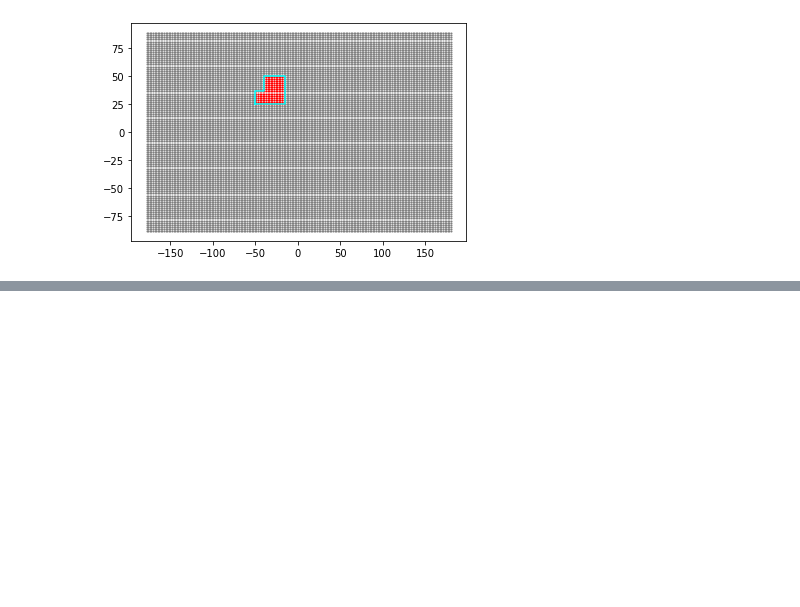
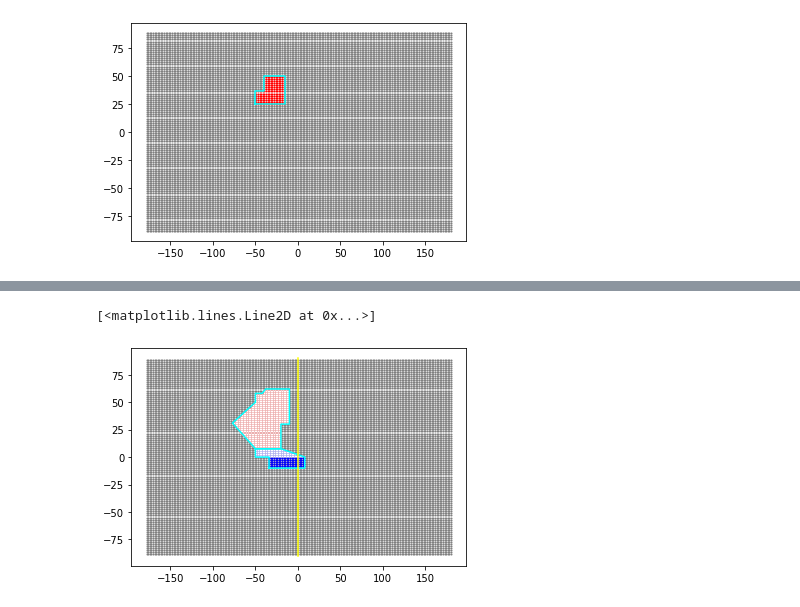
Before and after one commit to MarcoLandtHayen/climate_index_collection, a Jupyter notebook: notebooks/2022-08-25_shapely_masking_PoC.ipynb, the cells around one changed output, grey strips where cells are left out. Cells and saved outputs as stored; diff of their text form; code cells hidden in the pictures; blank space fills up the shorter version.

Commit message:
Allows MultiPolygons and deals with Greenwich-crossing shapes

```diff
--- a/notebooks/2022-08-25_shapely_masking_PoC.ipynb
+++ b/notebooks/2022-08-25_shapely_masking_PoC.ipynb
@@ -35,3 +23,6 @@ Data variables:
+# %%
+ds_FOCI = load_data_set(data_path="../data/test_data/", data_source_name="FOCI")
+sst_mean = ds_FOCI["sea-surface-temperature"].mean("time")
 # %%
 NASS_box_lon_lat = Polygon(
     [(-50, 25), (-15, 25), (-15, 50), (-40, 50), (-40, (25+50)//2), (-50, (25+50)//2)]
@@ -71,0 +79,43 @@ plt.plot(*NASS_box_lon_lat.exterior.xy, "cyan")
+# %%
+mask_NAO = xr.DataArray(
+    np.reshape(
+        [
+            NAO_polygon.contains(Point(_lon, _lat))
+            for _lon, _lat in zip(np.ravel(lon_2d), np.ravel(lat_2d))
+        ],
+        lon_2d.shape,
+    ),
+    dims=lon_2d.dims,
+    coords=lon_2d.coords,
+)
+mask_EAO = xr.DataArray(
+    np.reshape(
+        [
+            EAO_polygon.contains(Point(_lon, _lat))
+            for _lon, _lat in zip(np.ravel(lon_2d), np.ravel(lat_2d))
+        ],
+        lon_2d.shape,
+    ),
+    dims=lon_2d.dims,
+    coords=lon_2d.coords,
+)
+
+mask_Atlantik = (mask_EAO | mask_NAO) & spatial_mask(
+    sst_mean,
+    lat_north = 70,
+    lat_south = 0,
+    lon_west = -90,
+    lon_east = 15)
+
+prime_meridian = LineString([(0,90), (0,-90)])
+# %%
+plt.scatter(lon_2d, lat_2d, s=1, c="gray")
+plt.scatter(lon_2d.where(mask_NAO), lat_2d.where(mask_NAO), s=1, c="r")
+plt.plot(*NAO_polygon.exterior.xy, "cyan")
+plt.scatter(lon_2d.where(mask_EAO), lat_2d.where(mask_EAO), s=1, c="b")
+plt.plot(*EAO_polygon.exterior.xy, "cyan")
+plt.scatter(lon_2d.where(mask_Atlantik), lat_2d.where(mask_Atlantik), s=1, c="w")
+plt.plot(*prime_meridian.xy, "yellow")
+# %% [output]
+[<matplotlib.lines.Line2D at 0x...>]
+[figure, added]
```
Also changed, not shown: parts of 18 cells of this notebook.
